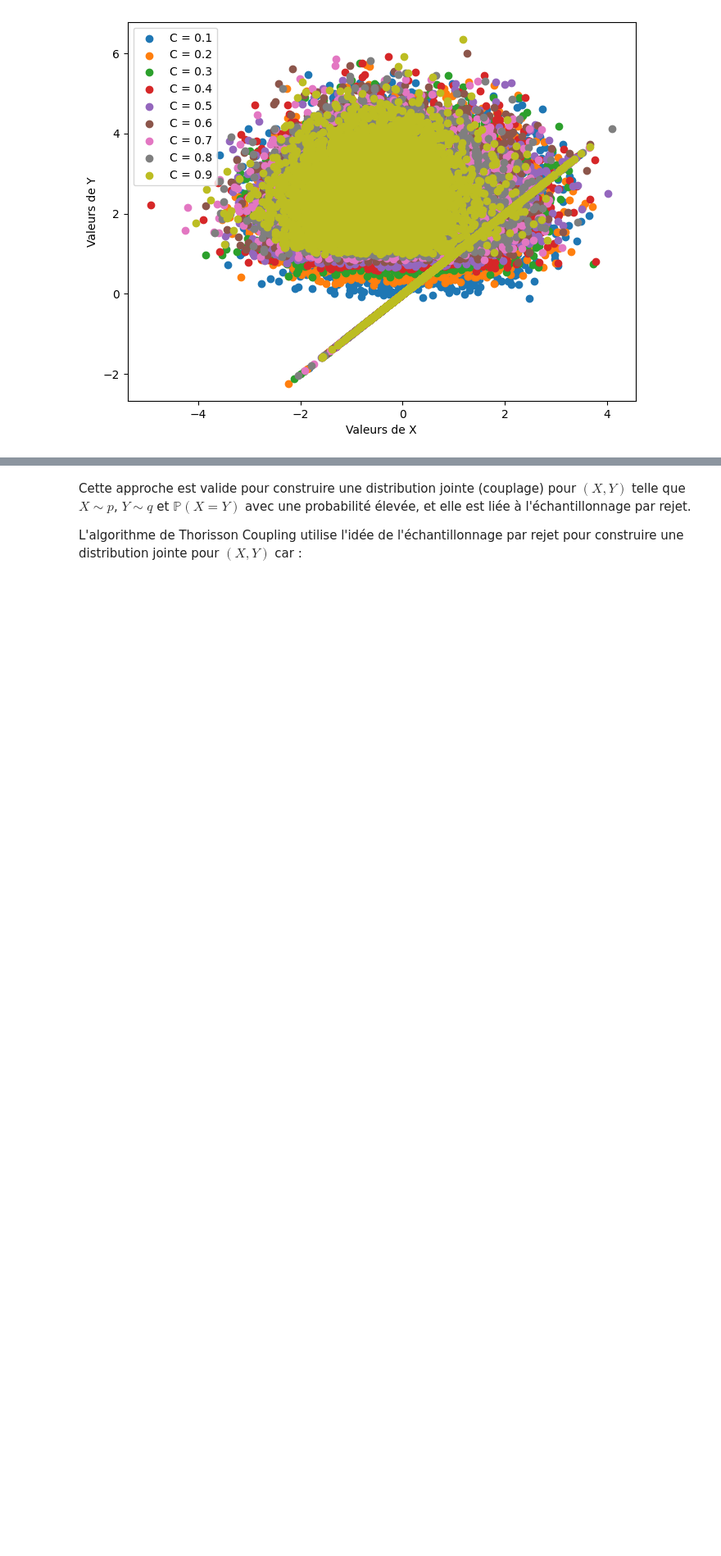
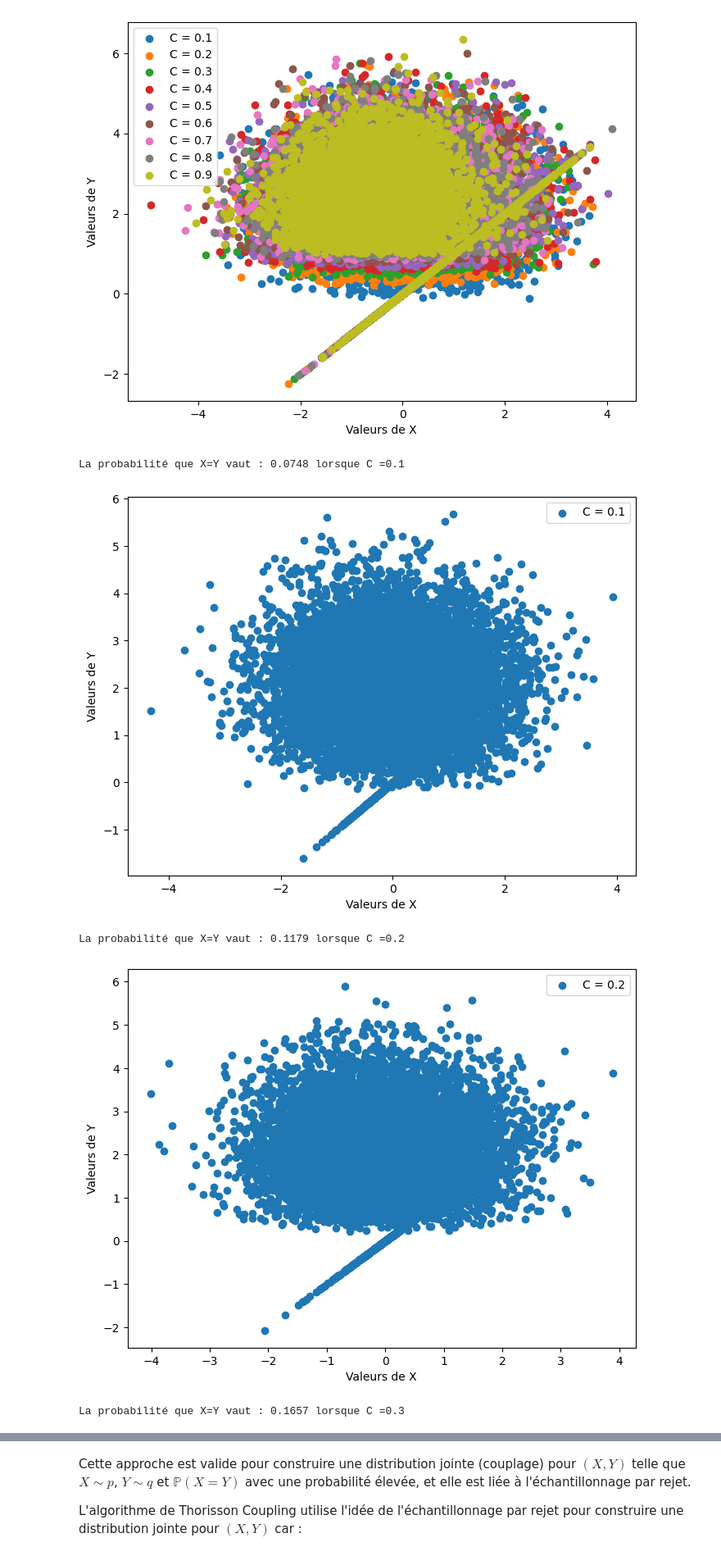
Before and after one commit to AugustinCablant/Monte-Carlo-project, a Jupyter notebook: notebook.ipynb, the cells around one changed output, grey strips where cells are left out. Shown at 82% size. Drawn from its saved outputs; the diff is of its cells as text; code cells hidden in the pictures; blank space fills up the shorter version.

```diff
--- a/notebook.ipynb
+++ b/notebook.ipynb
@@ -169,3 +169,32 @@ La probabilité que X=Y vaut : 0.2687 lorsque C =0.7
 La probabilité que X=Y vaut : 0.2913 lorsque C =0.8
 La probabilité que X=Y vaut : 0.3005 lorsque C =0.9
 [figure]
+# %%
+n = 10**4
+
+def create_couple(C):
+    c = []
+    for _ in tqdm(range(n)):
+        p = stats.norm(0, 1)
+        q = stats.norm(2, 1)
+        c.append(ThorissonCoupling(p, q, C))
+    c = np.array(c)
+    return c
+
+
+liste_couple = []
+for C in [0.1, 0.2, 0.3, 0.4, 0.5, 0.6, 0.7, 0.8, 0.9]:
+    couple = create_couple(C)
+    print("La probabilité que X=Y vaut :", np.sum(couple[:,0]==couple[:,1]) / len(couple), f"lorsque C ={C}")
+    plt.figure(figsize=(8,6))
+    plt.xlabel("Valeurs de X")
+    plt.ylabel("Valeurs de Y")
+    plt.scatter(couple[:,0], couple[:,1], label = f'C = {C}')
+    plt.legend()
+    plt.show()
+# %% [output]
+La probabilité que X=Y vaut : 0.0748 lorsque C =0.1
+[figure, added]
+La probabilité que X=Y vaut : 0.1179 lorsque C =0.2
+[figure, added]
+La probabilité que X=Y vaut : 0.1657 lorsque C =0.3
```
Also changed, not shown: parts of 1 cell of this notebook.
